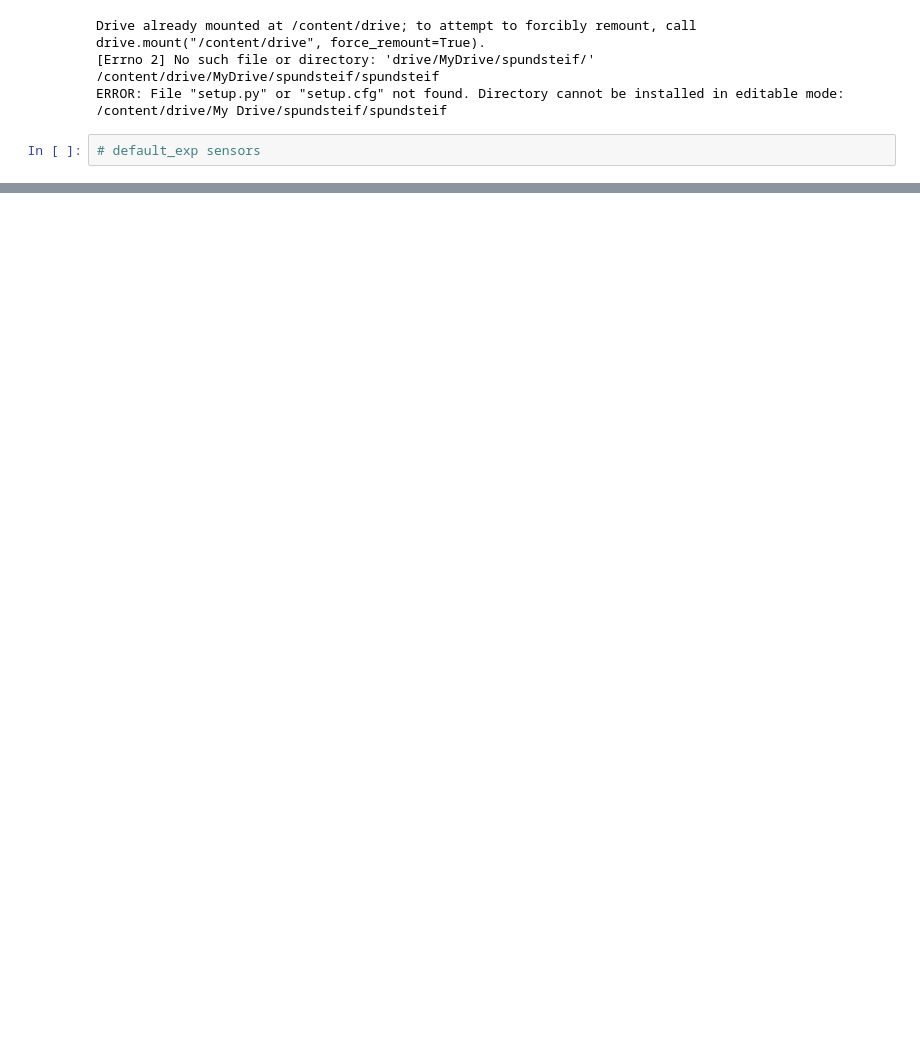
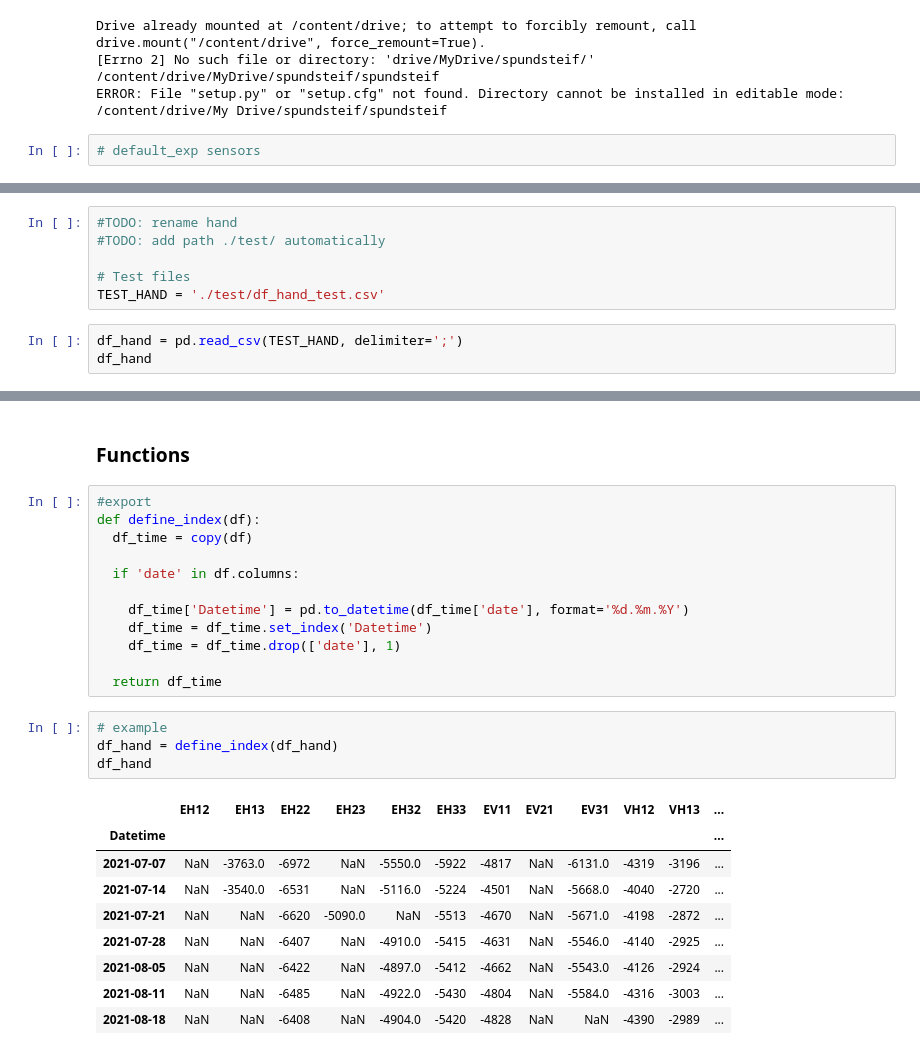
Before and after one commit to PAYEUR/spundsteif, a Jupyter notebook: 01_sensors.ipynb, the cells around one changed output, grey strips where cells are left out. Saved outputs shown, nothing was run; the diff lists cells and outputs as text; blank space fills up the shorter version.

```diff
--- a/01_sensors.ipynb
+++ b/01_sensors.ipynb
@@ -60,0 +652,9 @@ fatal: could not read Username for 'https://github.com': No such device or addre
+# %%
+#TODO: rename hand
+#TODO: add path ./test/ automatically
+
+# Test files
+TEST_HAND = './test/df_hand_test.csv'
+# %%
+df_hand = pd.read_csv(TEST_HAND, delimiter=';')
+df_hand
@@ -60,0 +670,28 @@ fatal: could not read Username for 'https://github.com': No such device or addre
+# %% [markdown]
+### Functions
+# %%
+#export
+def define_index(df):
+  df_time = copy(df)
+
+  if 'date' in df.columns:
+
+    df_time['Datetime'] = pd.to_datetime(df_time['date'], format='%d.%m.%Y')
+    df_time = df_time.set_index('Datetime')
+    df_time = df_time.drop(['date'], 1)
+
+  return df_time
+# %%
+# example
+df_hand = define_index(df_hand)
+df_hand
+# %% [output]
+|  | EH12 | EH13 | EH22 | EH23 | EH32 | EH33 | EV11 | EV21 | EV31 | VH12 | VH13 | ... |
+| Datetime |  |  |  |  |  |  |  |  |  |  |  | ... |
+| 2021-07-07 | NaN | -3763.0 | -6972 | NaN | -5550.0 | -5922 | -4817 | NaN | -6131.0 | -4319 | -3196 | ... |
+| 2021-07-14 | NaN | -3540.0 | -6531 | NaN | -5116.0 | -5224 | -4501 | NaN | -5668.0 | -4040 | -2720 | ... |
+| 2021-07-21 | NaN | NaN | -6620 | -5090.0 | NaN | -5513 | -4670 | NaN | -5671.0 | -4198 | -2872 | ... |
+| 2021-07-28 | NaN | NaN | -6407 | NaN | -4910.0 | -5415 | -4631 | NaN | -5546.0 | -4140 | -2925 | ... |
+| 2021-08-05 | NaN | NaN | -6422 | NaN | -4897.0 | -5412 | -4662 | NaN | -5543.0 | -4126 | -2924 | ... |
+| 2021-08-11 | NaN | NaN | -6485 | NaN | -4922.0 | -5430 | -4804 | NaN | -5584.0 | -4316 | -3003 | ... |
+| 2021-08-18 | NaN | NaN | -6408 | NaN | -4904.0 | -5420 | -4828 | NaN | NaN | -4390 | -2989 | ... |
```
Also changed, not shown: parts of 93 cells of this notebook, 16 other files.
